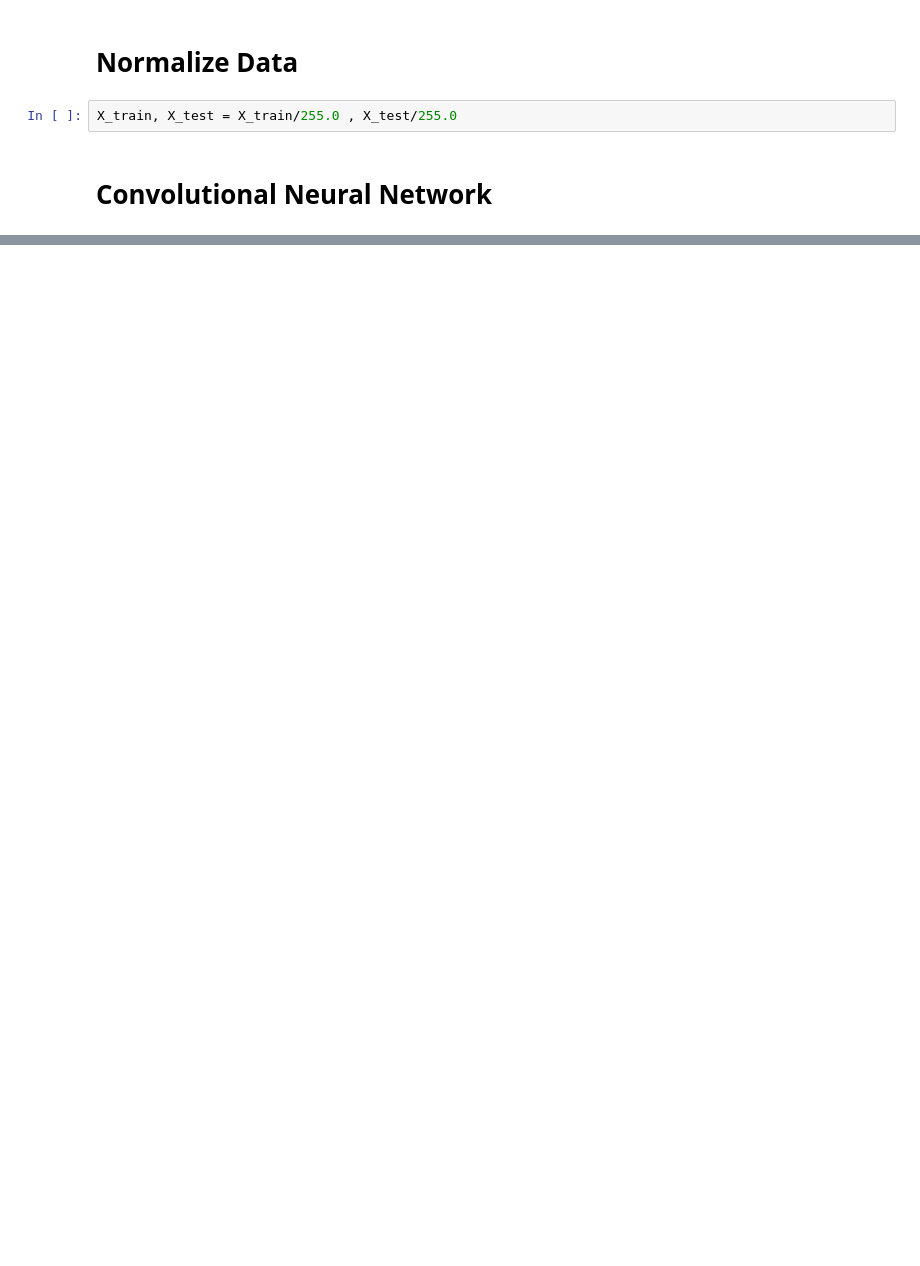
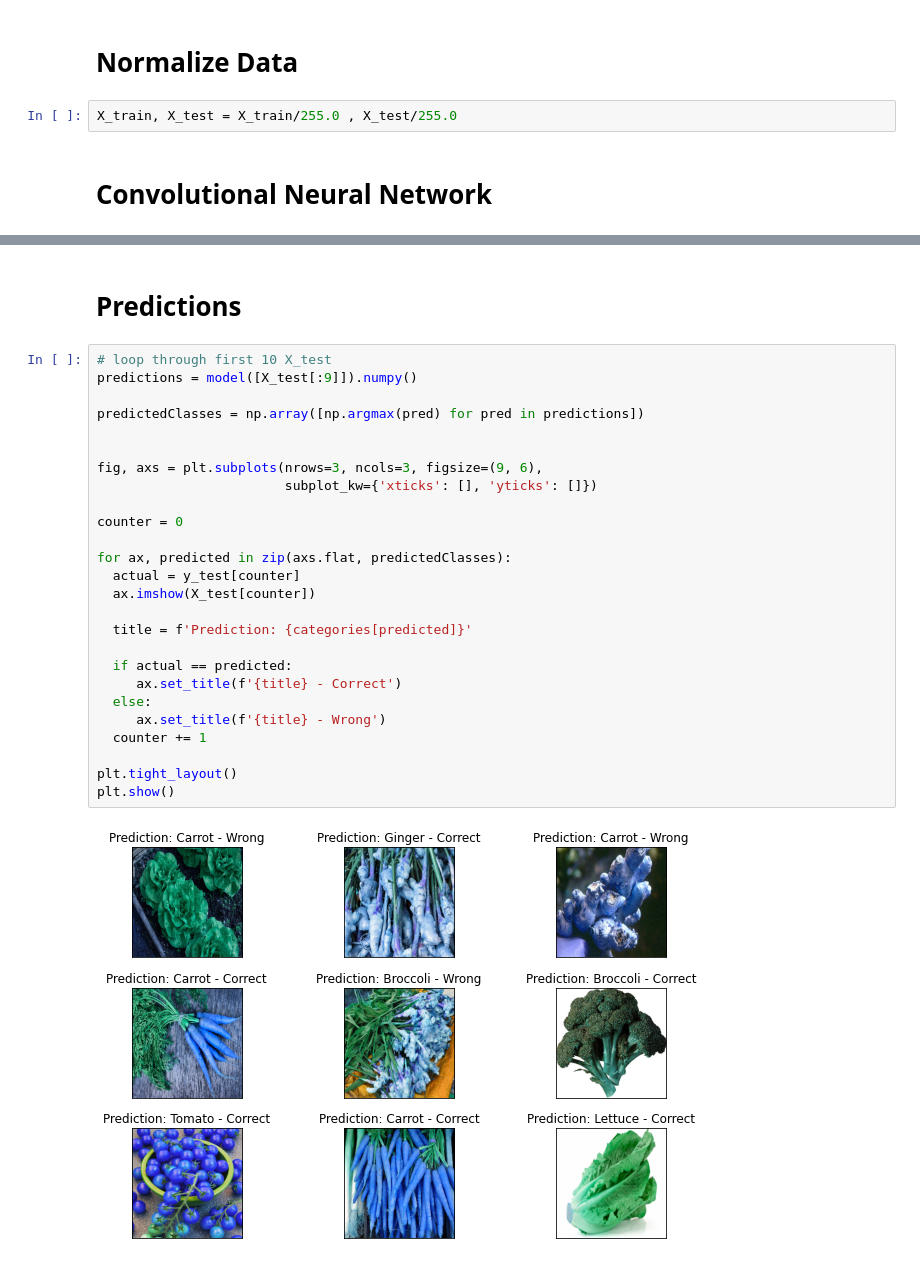
Before and after one commit to jscastanos/veggies-cnn, a Jupyter notebook: Image_Classification.ipynb, the cells around one changed output, grey strips where cells are left out. Saved outputs shown, nothing was run; the diff lists cells and outputs as text; blank space fills up the shorter version.

Commit message:
added more classes, add predictions

```diff
--- a/Image_Classification.ipynb
+++ b/Image_Classification.ipynb
@@ -113 +128,31 @@ Epoch 5/5
 <keras.callbacks.History at 0x...>
+# %% [markdown]
+# Predictions
+# %%
+# loop through first 10 X_test
+predictions = model([X_test[:9]]).numpy()
+
+predictedClasses = np.array([np.argmax(pred) for pred in predictions])
+
+
+fig, axs = plt.subplots(nrows=3, ncols=3, figsize=(9, 6),
+                        subplot_kw={'xticks': [], 'yticks': []})
+
+counter = 0
+
+for ax, predicted in zip(axs.flat, predictedClasses):
+  actual = y_test[counter]
+  ax.imshow(X_test[counter])
+
+  title = f'Prediction: {categories[predicted]}'
+
+  if actual == predicted:
+     ax.set_title(f'{title} - Correct')
+  else:
+     ax.set_title(f'{title} - Wrong')
+  counter += 1
+
+plt.tight_layout()
+plt.show()
+# %% [output]
+[figure, added]
```
Also changed, not shown: parts of 6 cells of this notebook.
